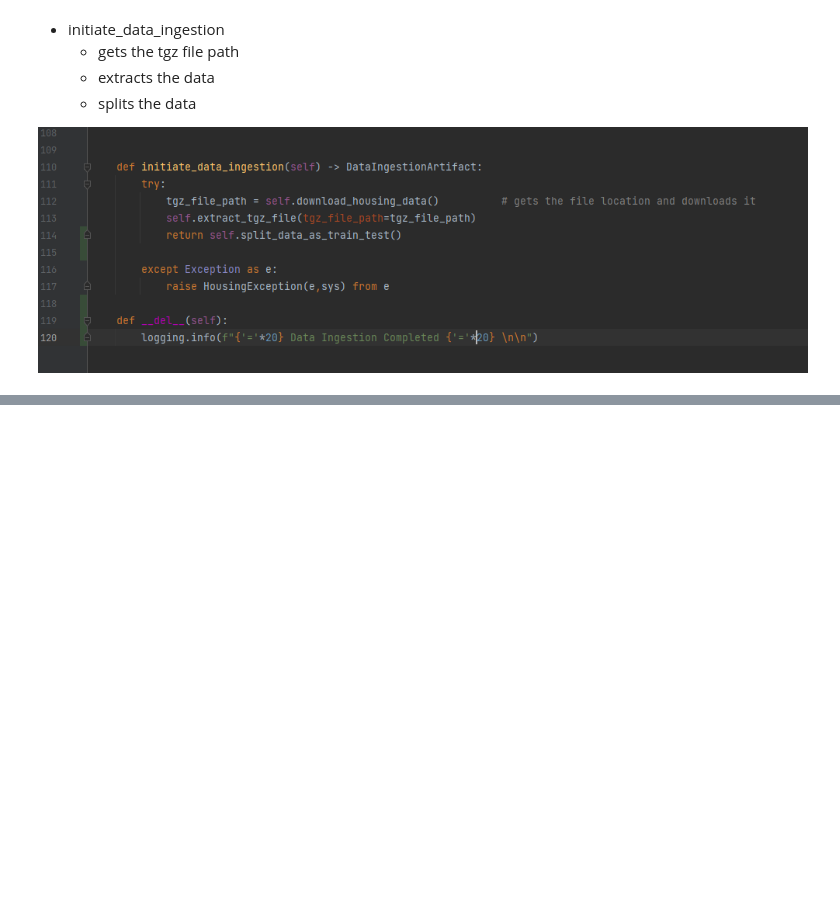
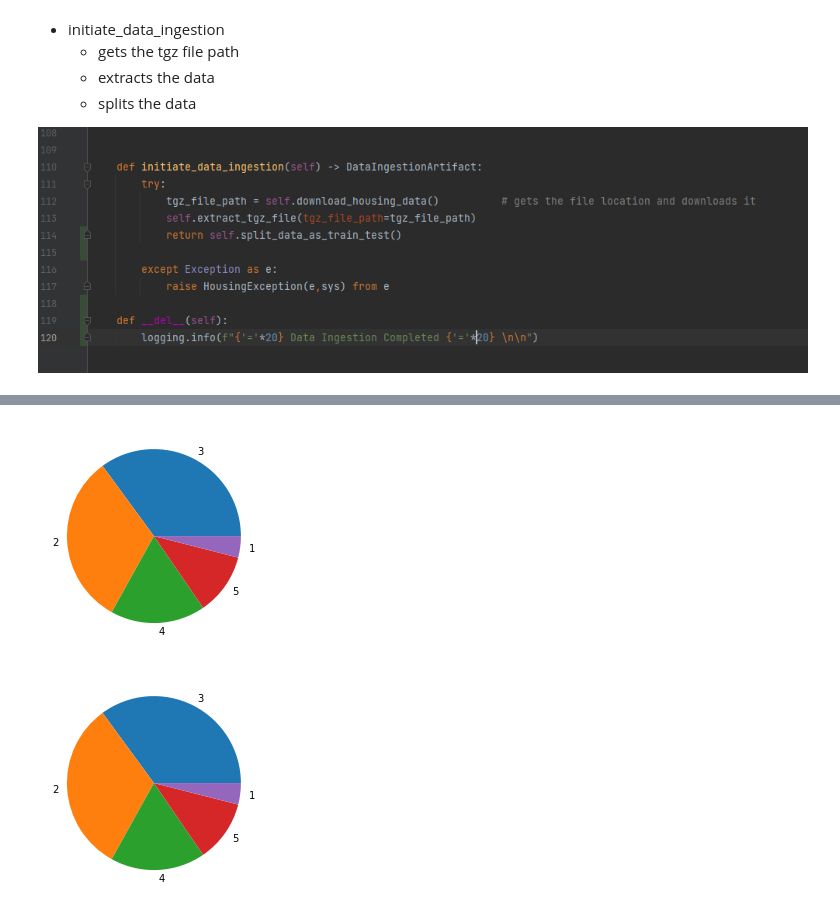
Before and after one commit to rivillasm/ML_Project, a Jupyter notebook: notebook/ml_project2.ipynb, the cells around one changed output, grey strips where cells are left out. Drawn from its saved outputs; the diff is of its cells as text; code cells hidden in the pictures; blank space fills up the shorter version.

```diff
--- a/notebook/ml_project2.ipynb
+++ b/notebook/ml_project2.ipynb
@@ -302,0 +350,8 @@ config_info['data_ingestion_config']
+# %%
+from sklearn.model_selection import StratifiedShuffleSplit
+
+split = StratifiedShuffleSplit(n_splits=1, test_size=0.2, random_state=42)   #keeps the feature distribution
+# %%
+for train_index, test_index in split.split(housing_data_frame,housing_data_frame["income_cat"]):
+    train_set = housing_data_frame.loc[train_index]
+    test_set = housing_data_frame.loc[test_index]
@@ -302,0 +366,12 @@ config_info['data_ingestion_config']
+# %%
+### notice the same feature distribution in the input and in the splitted datasets, due to the use of StratifiedShuffleSplit
+
+# train
+plt.pie(train_set.income_cat.value_counts(), labels=train_set.income_cat.value_counts().index)
+plt.show()
+# test
+plt.pie(test_set.income_cat.value_counts(), labels=test_set.income_cat.value_counts().index)
+plt.show()
+# %% [output]
+[figure, added]
+[figure, added]
```
Also changed, not shown: parts of 17 cells of this notebook, 6 other files.
